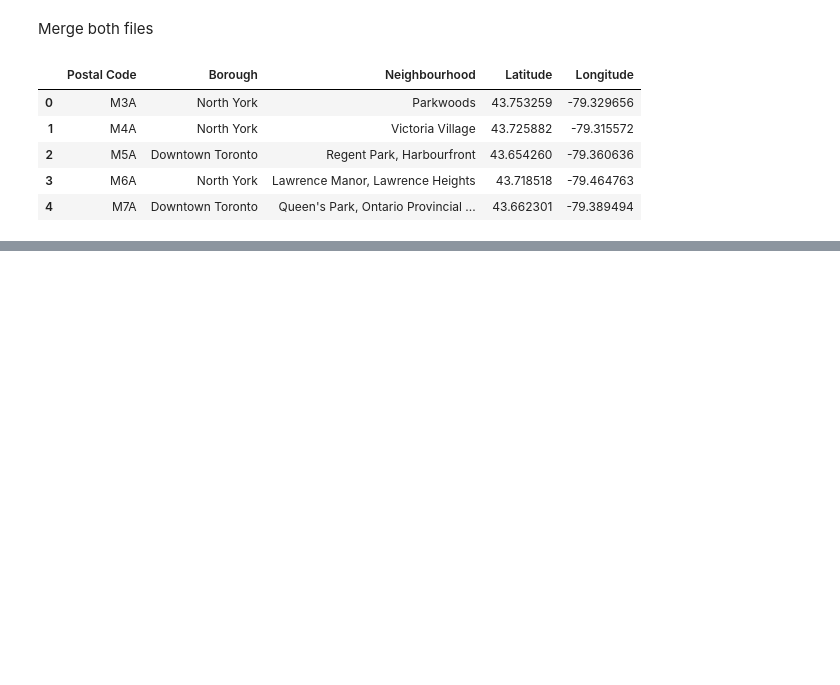
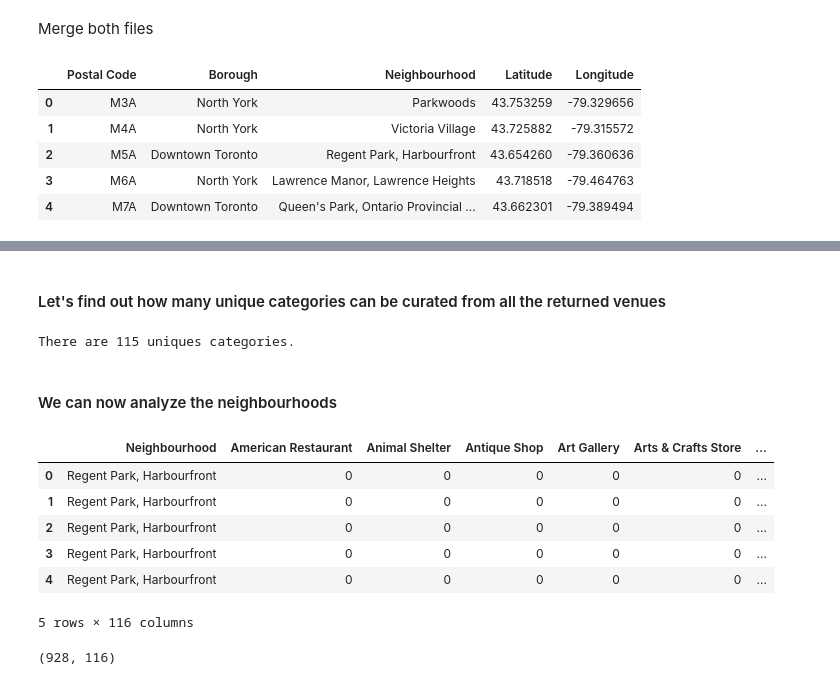
Before and after one commit to FFalcon0/Coursera_Capstone, a Jupyter notebook: Toronto Clustering.ipynb, the cells around one changed output, grey strips where cells are left out. Drawn from its saved outputs; the diff is of its cells as text; code cells hidden in the pictures; blank space fills up the shorter version.

```diff
--- a/Toronto Clustering.ipynb
+++ b/Toronto Clustering.ipynb
@@ -83,0 +150,6 @@ dfcoords.head()
+# %%
+lat = toronto[toronto['Neighbourhood'].str.contains('Harbourfront')].Latitude.values[0]
+long = toronto[toronto['Neighbourhood'].str.contains('Harbourfront')].Longitude.values[0]
+
+url = f'https://api.foursquare.com/v2/venues/explore?&client_id={CLIENT_ID}&client_secret={CLIENT_SECRET}&ll={lat},{long}&radius=500&limit=100&v={VERSION}'
+results = requests.get(url).json()
@@ -83,0 +169,19 @@ dfcoords.head()
+# %%
+from pandas import json_normalize
+
+venues = results['response']['groups'][0]['items']
+
+nearby_venues = json_normalize(venues) # flatten JSON
+
+# filter columns
+filtered_columns = ['venue.name', 'venue.categories', 'venue.location.lat', 'venue.location.lng']
+nearby_venues =nearby_venues.loc[:, filtered_columns]
+
+# filter the category for each row
+nearby_venues['venue.categories'] = nearby_venues.apply(get_category_type, axis=1)
+
+# clean columns
+nearby_venues.columns = [col.split(".")[-1] for col in nearby_venues.columns]
+
+print("There are",len(nearby_venues), "venues in Harbourfront. Below the first 5")
+nearby_venues.head()
@@ -83,0 +347,34 @@ dfcoords.head()
+# %% [markdown]
+#### Let's find out how many unique categories can be curated from all the returned venues
+# %%
+unique = len(toronto_venues['Venue Category'].unique())
+print(f'There are {unique} uniques categories.')
+# %% [output]
+There are 115 uniques categories.
+# %% [markdown]
+#### We can now analyze the neighbourhoods
+# %%
+# one hot encoding
+toronto_onehot = pd.get_dummies(toronto_venues[['Venue Category']], prefix="", prefix_sep="")
+
+# add neighborhood column back to dataframe
+toronto_onehot['Neighbourhood'] = toronto_venues['Neighbourhood']
+
+# move neighborhood column to the first column
+fixed_columns = [toronto_onehot.columns[-1]] + list(toronto_onehot.columns[:-1])
+toronto_onehot = toronto_onehot[fixed_columns]
+
+toronto_onehot.head()
+# %% [output]
+|  | Neighbourhood | American Restaurant | Animal Shelter | Antique Shop | Art Gallery | Arts & Crafts Store | ... |
+| 0 | Regent Park, Harbourfront | 0 | 0 | 0 | 0 | 0 | ... |
+| 1 | Regent Park, Harbourfront | 0 | 0 | 0 | 0 | 0 | ... |
+| 2 | Regent Park, Harbourfront | 0 | 0 | 0 | 0 | 0 | ... |
+| 3 | Regent Park, Harbourfront | 0 | 0 | 0 | 0 | 0 | ... |
+| 4 | Regent Park, Harbourfront | 0 | 0 | 0 | 0 | 0 | ... |
+5 rows × 116 columns
+# %%
+# checking size
+toronto_onehot.shape
+# %% [output]
+(928, 116)
```
Also changed, not shown: parts of 42 cells of this notebook.
